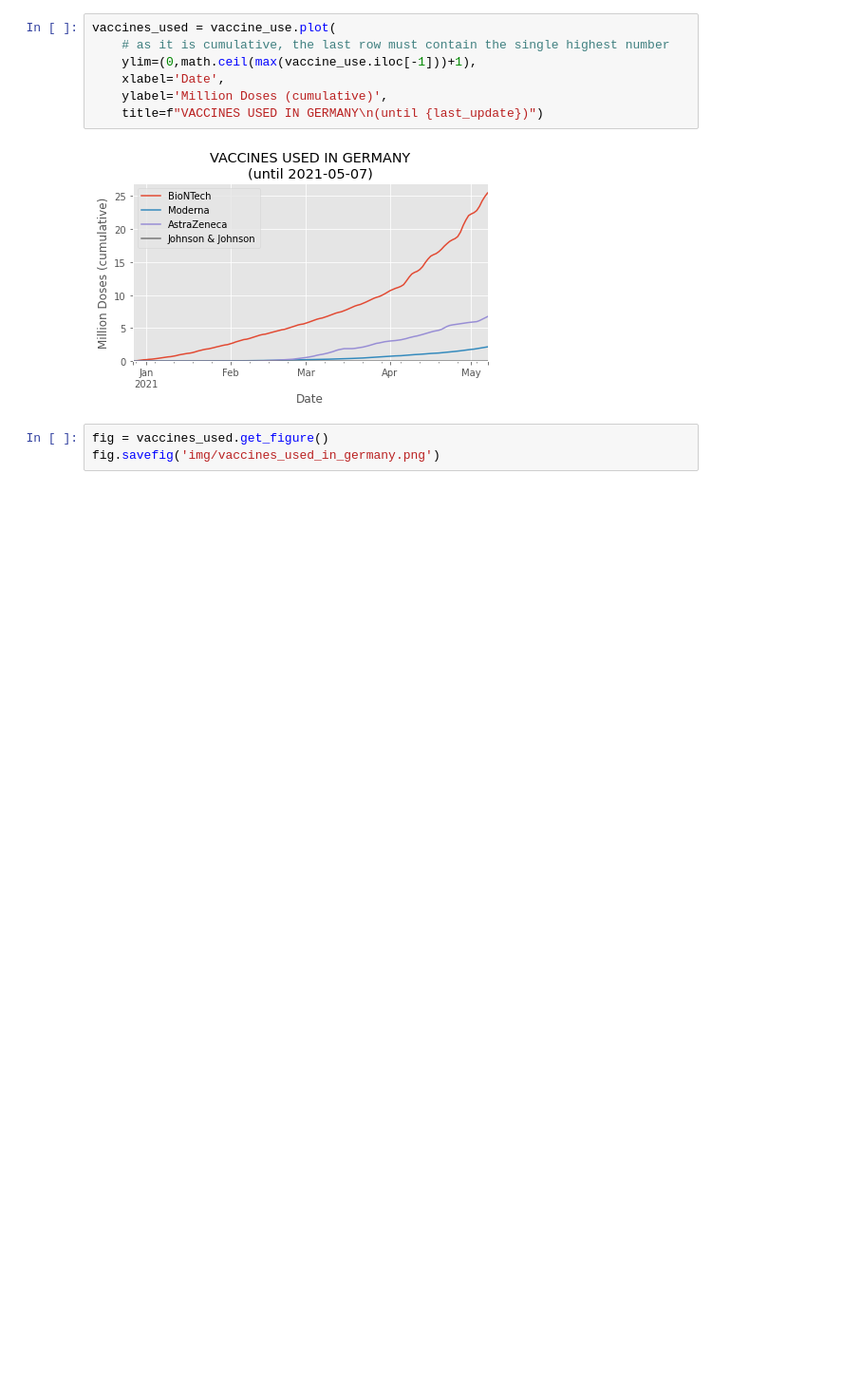
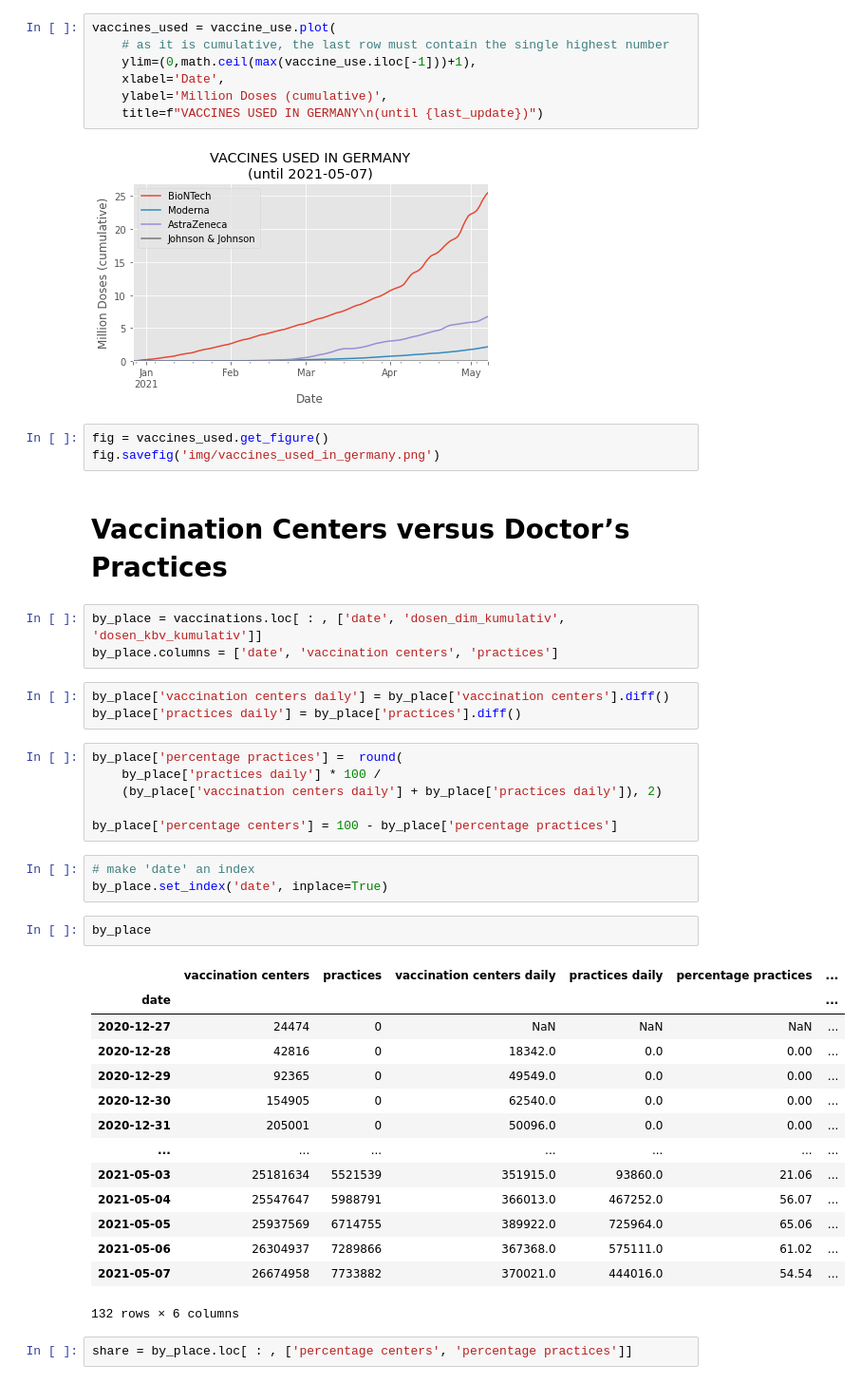
Before and after one commit to RuedigerVoigt/track-covid-19, a Jupyter notebook: vaccination.ipynb, the cells around one changed output. Shown at 95% size. Drawn from its saved outputs; the diff is of its cells as text; blank space fills up the shorter version.

```diff
--- a/vaccination.ipynb
+++ b/vaccination.ipynb
@@ -431,3 +431,39 @@ vaccines_used = vaccine_use.plot(
 # %%
 fig = vaccines_used.get_figure()
 fig.savefig('img/vaccines_used_in_germany.png')
+# %% [markdown]
+# Vaccination Centers versus Doctor’s Practices
+# %%
+by_place = vaccinations.loc[ : , ['date', 'dosen_dim_kumulativ', 'dosen_kbv_kumulativ']]
+by_place.columns = ['date', 'vaccination centers', 'practices']
+# %%
+by_place['vaccination centers daily'] = by_place['vaccination centers'].diff()
+by_place['practices daily'] = by_place['practices'].diff()
+# %%
+by_place['percentage practices'] =  round(
+    by_place['practices daily'] * 100 /
+    (by_place['vaccination centers daily'] + by_place['practices daily']), 2)
+
+by_place['percentage centers'] = 100 - by_place['percentage practices']
+# %%
+# make 'date' an index
+by_place.set_index('date', inplace=True)
+# %%
+by_place
+# %% [output]
+|  | vaccination centers | practices | vaccination centers daily | practices daily | percentage practices | ... |
+| date |  |  |  |  |  | ... |
+| 2020-12-27 | 24474 | 0 | NaN | NaN | NaN | ... |
+| 2020-12-28 | 42816 | 0 | 18342.0 | 0.0 | 0.00 | ... |
+| 2020-12-29 | 92365 | 0 | 49549.0 | 0.0 | 0.00 | ... |
+| 2020-12-30 | 154905 | 0 | 62540.0 | 0.0 | 0.00 | ... |
+| 2020-12-31 | 205001 | 0 | 50096.0 | 0.0 | 0.00 | ... |
+| ... | ... | ... | ... | ... | ... | ... |
+| 2021-05-03 | 25181634 | 5521539 | 351915.0 | 93860.0 | 21.06 | ... |
+| 2021-05-04 | 25547647 | 5988791 | 366013.0 | 467252.0 | 56.07 | ... |
+| 2021-05-05 | 25937569 | 6714755 | 389922.0 | 725964.0 | 65.06 | ... |
+| 2021-05-06 | 26304937 | 7289866 | 367368.0 | 575111.0 | 61.02 | ... |
+| 2021-05-07 | 26674958 | 7733882 | 370021.0 | 444016.0 | 54.54 | ... |
+132 rows × 6 columns
+# %%
+share = by_place.loc[ : , ['percentage centers', 'percentage practices']]
```
Also changed, not shown: parts of 2 cells of this notebook, 3 other files.
